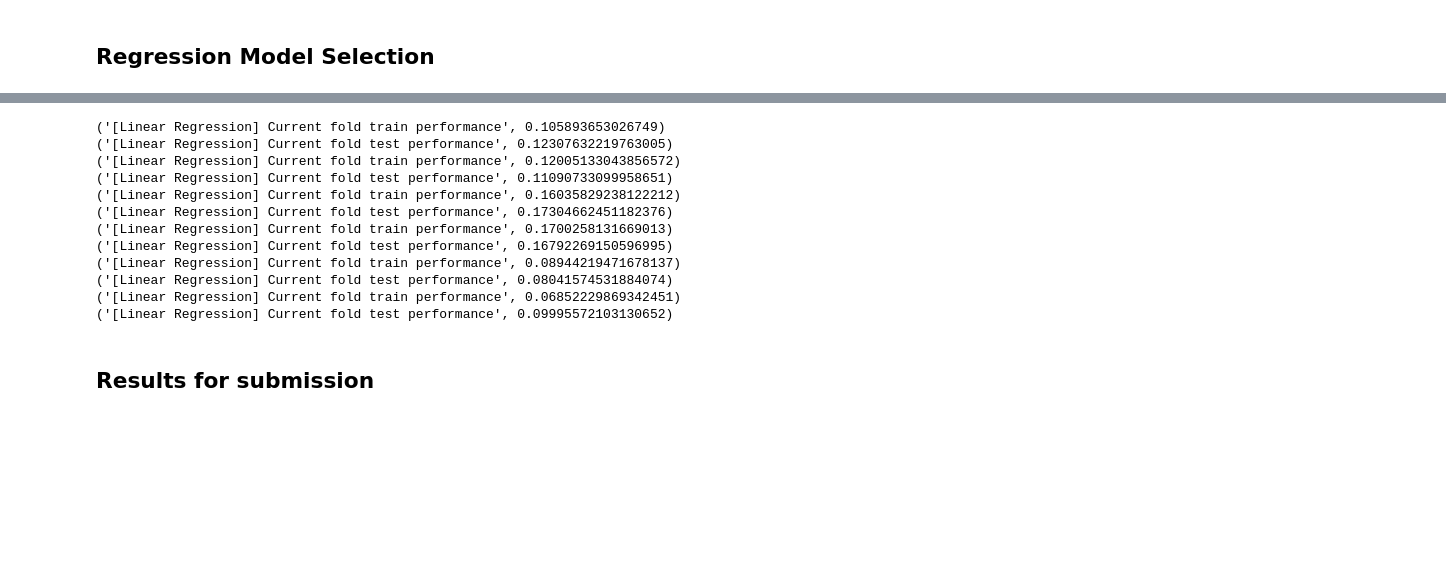
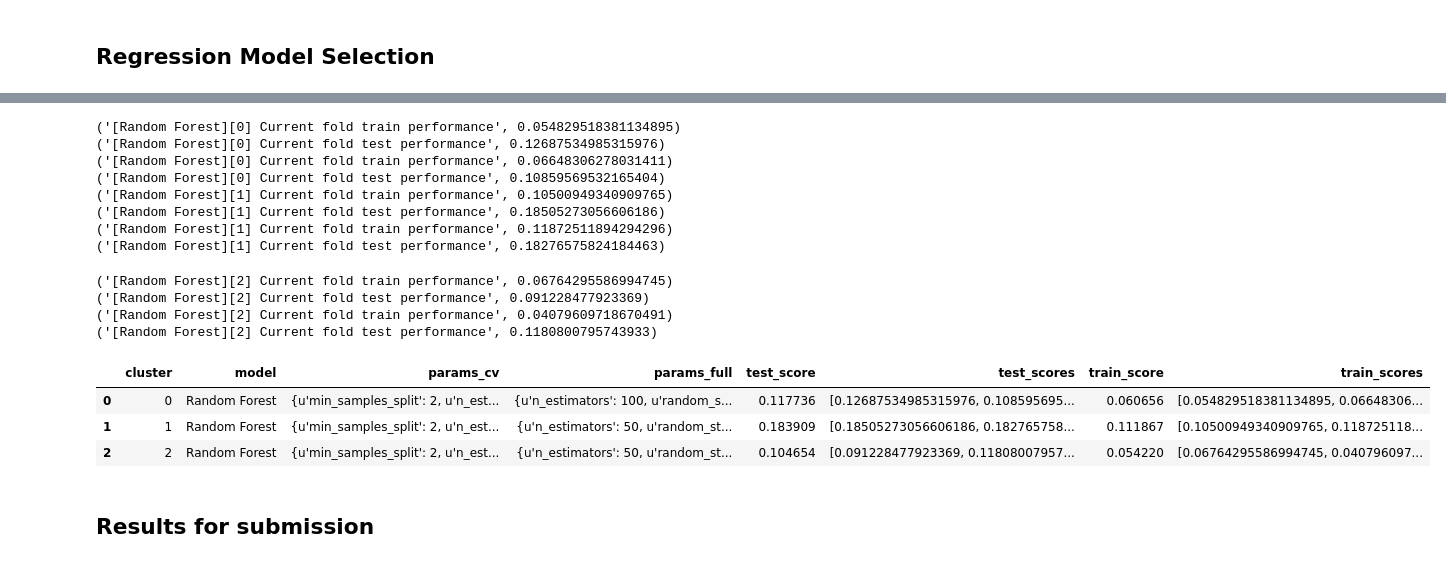
Before and after one commit to adrifmonte/house-prices, a Jupyter notebook: house-prices-part-2.ipynb, the cells around one changed output, grey strips where cells are left out. Drawn from its saved outputs; the diff is of its cells as text; code cells hidden in the pictures; blank space fills up the shorter version.

```diff
--- a/house-prices-part-2.ipynb
+++ b/house-prices-part-2.ipynb
@@ -816,53 +697,33 @@ lr_best_params
-# %%
-from sklearn.linear_model import LinearRegression
-from sklearn.metrics import mean_squared_log_error
-from sklearn.model_selection import KFold
-
-lr_models = []
-
-for cluster in range(n_clusters):
-    current_cluster_filter = feature_selected_train_data['Cluster'] == cluster
-
-    lr_train_X = feature_selected_train_data[current_cluster_filter].drop(columns=['Id', 'SalePrice', 'Cluster'])
-    lr_train_y = feature_selected_train_data[current_cluster_filter]['SalePrice']
-
-    lr_models.append(LinearRegression(copy_X=True, n_jobs=-1, **lr_best_params[cluster]))
-
-    lr = lr_models[cluster]
-
-    kf = KFold(n_splits=2, random_state=42, shuffle=False)
-
-    for kf_chunks in kf.split(lr_train_X):
-        train_index = kf_chunks[0]
-        test_index = kf_chunks[1]
-
-        X_train = lr_train_X.iloc[train_index]
-        X_test = lr_train_X.iloc[test_index]
-        y_train = lr_train_y.iloc[train_index]
-        y_test = lr_train_y.iloc[test_index]
-
-        lr_predictor = lr.fit(X_train, y_train)
-        y_train_predicted = lr_predictor.predict(X_train)
-        y_test_predicted = lr_predictor.predict(X_test)
-
-        y_train_predicted[y_train_predicted < 0] = 0
-        y_test_predicted[y_test_predicted < 0] = 0
-
-        print('[Linear Regression] Current fold train performance', np.sqrt(mean_squared_log_error(y_train, y_train_predicted)))
-        print('[Linear Regression] Current fold test performance', np.sqrt(mean_squared_log_error(y_test, y_test_predicted)))
-# %% [output]
-('[Linear Regression] Current fold train performance', 0.105893653026749)
-('[Linear Regression] Current fold test performance', 0.12307632219763005)
-('[Linear Regression] Current fold train performance', 0.12005133043856572)
-('[Linear Regression] Current fold test performance', 0.11090733099958651)
-('[Linear Regression] Current fold train performance', 0.16035829238122212)
-('[Linear Regression] Current fold test performance', 0.17304662451182376)
-('[Linear Regression] Current fold train performance', 0.1700258131669013)
-('[Linear Regression] Current fold test performance', 0.16792269150596995)
-('[Linear Regression] Current fold train performance', 0.08944219471678137)
-('[Linear Regression] Current fold test performance', 0.08041574531884074)
-('[Linear Regression] Current fold train performance', 0.06852229869342451)
-('[Linear Regression] Current fold test performance', 0.09995572103130652)
+# %%
+from sklearn.ensemble import RandomForestRegressor
+
+rfr_df = tune_model(RandomForestRegressor, 'Random Forest', {
+    'random_state': 42,
+    'n_jobs': -1
+}, {
+    'n_estimators': [10, 50, 100],
+    'max_depth': [2, 5, 10],
+    'min_samples_split': [2, 3],
+    'min_samples_leaf': [2, 3]
+})
+rfr_df
+# %% [output]
+('[Random Forest][0] Current fold train performance', 0.054829518381134895)
+('[Random Forest][0] Current fold test performance', 0.12687534985315976)
+('[Random Forest][0] Current fold train performance', 0.06648306278031411)
+('[Random Forest][0] Current fold test performance', 0.10859569532165404)
+('[Random Forest][1] Current fold train performance', 0.10500949340909765)
+('[Random Forest][1] Current fold test performance', 0.18505273056606186)
+('[Random Forest][1] Current fold train performance', 0.11872511894294296)
+('[Random Forest][1] Current fold test performance', 0.18276575824184463)
+('[Random Forest][2] Current fold train performance', 0.06764295586994745)
+('[Random Forest][2] Current fold test performance', 0.091228477923369)
+('[Random Forest][2] Current fold train performance', 0.04079609718670491)
+('[Random Forest][2] Current fold test performance', 0.1180800795743933)
+|  | cluster | model | params_cv | params_full | test_score | test_scores | train_score | train_scores |
+| 0 | 0 | Random Forest | {u'min_samples_split': 2, u'n_est... | {u'n_estimators': 100, u'random_s... | 0.117736 | [0.12687534985315976, 0.108595695... | 0.060656 | [0.054829518381134895, 0.06648306... |
+| 1 | 1 | Random Forest | {u'min_samples_split': 2, u'n_est... | {u'n_estimators': 50, u'random_st... | 0.183909 | [0.18505273056606186, 0.182765758... | 0.111867 | [0.10500949340909765, 0.118725118... |
+| 2 | 2 | Random Forest | {u'min_samples_split': 2, u'n_est... | {u'n_estimators': 50, u'random_st... | 0.104654 | [0.091228477923369, 0.11808007957... | 0.054220 | [0.06764295586994745, 0.040796097... |
 # %% [markdown]
 ## Results for submission
 # %%
```
Also changed, not shown: parts of 13 cells of this notebook.
